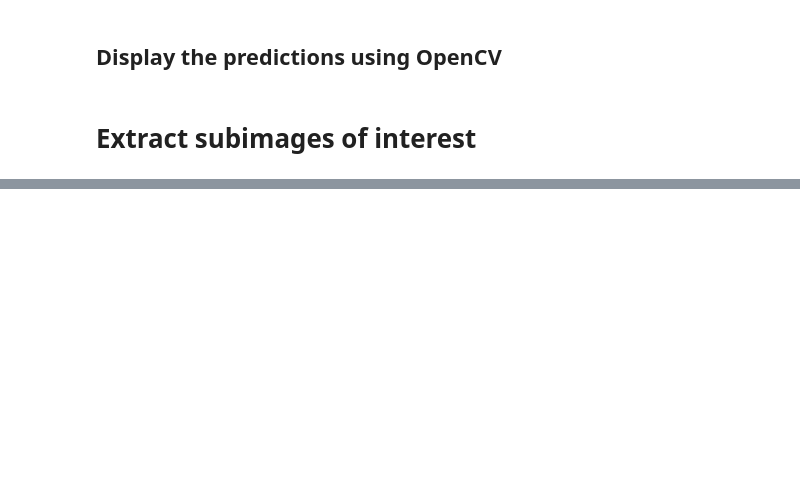
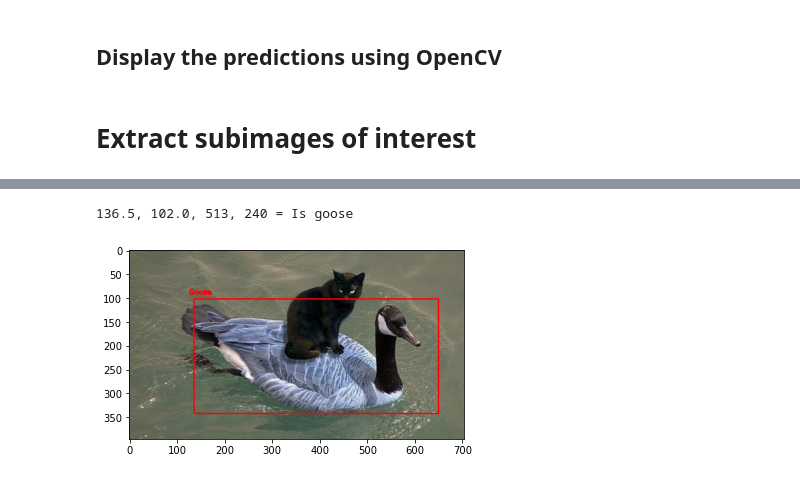
Before and after one commit to shwethasiva/ELEC498Capstone, a Jupyter notebook: model.ipynb, the cells around one changed output, grey strips where cells are left out. Cells and saved outputs as stored; diff of their text form; code cells hidden in the pictures; blank space fills up the shorter version.

```diff
--- a/model.ipynb
+++ b/model.ipynb
@@ -58,6 +63,13 @@ def draw_bounding_box(img, class_id, confidence, x, y, x_plus_w, y_plus_h):
     cv2.rectangle(img, (x,y), (x_plus_w,y_plus_h), color, 2)
 
     cv2.putText(img, label, (x-10,y-10), cv2.FONT_HERSHEY_SIMPLEX, 0.5, color, 2)
+
+def draw_goose_bounding_box(img, x, y, x_plus_w, y_plus_h):
+    color = (255,0,0)
+
+    cv2.rectangle(img, (x,y), (x_plus_w,y_plus_h), color, 2)
+
+    cv2.putText(img, "Goose", (x-10,y-10), cv2.FONT_HERSHEY_SIMPLEX, 0.5, color, 2)
 # %%
 # run inference through the network
 # and gather predictions from output layers
@@ -223,0 +241,23 @@ NameError: name 'probability_model' is not defined
+# %%
+j = -1
+for i in indices:
+    i = i[0]
+    if class_ids[i] == 14:
+        j +=1
+        if predictions[j] == 1:
+            continue
+        box = boxes[i]
+        x = box[0]
+        y = box[1]
+        w = box[2]
+        h = box[3]
+
+        draw_goose_bounding_box(image, round(x), round(y), round(x+w), round(y+h))
+        print(f"{x}, {y}, {w}, {h} = Is goose")
+
+    plt.imshow(image)
+else:
+    plt.imshow(image)
+# %% [output]
+136.5, 102.0, 513, 240 = Is goose
+[figure, added]
```
Also changed, not shown: parts of 25 cells of this notebook, 5 other files.
